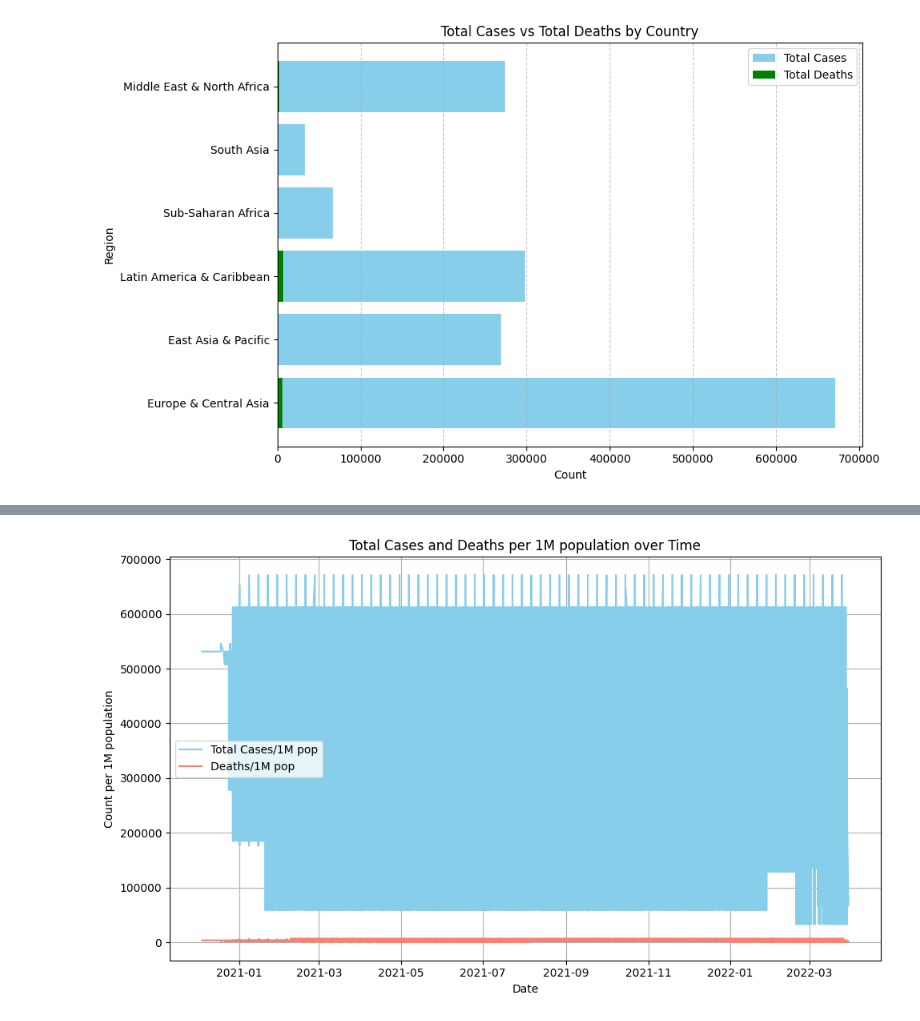
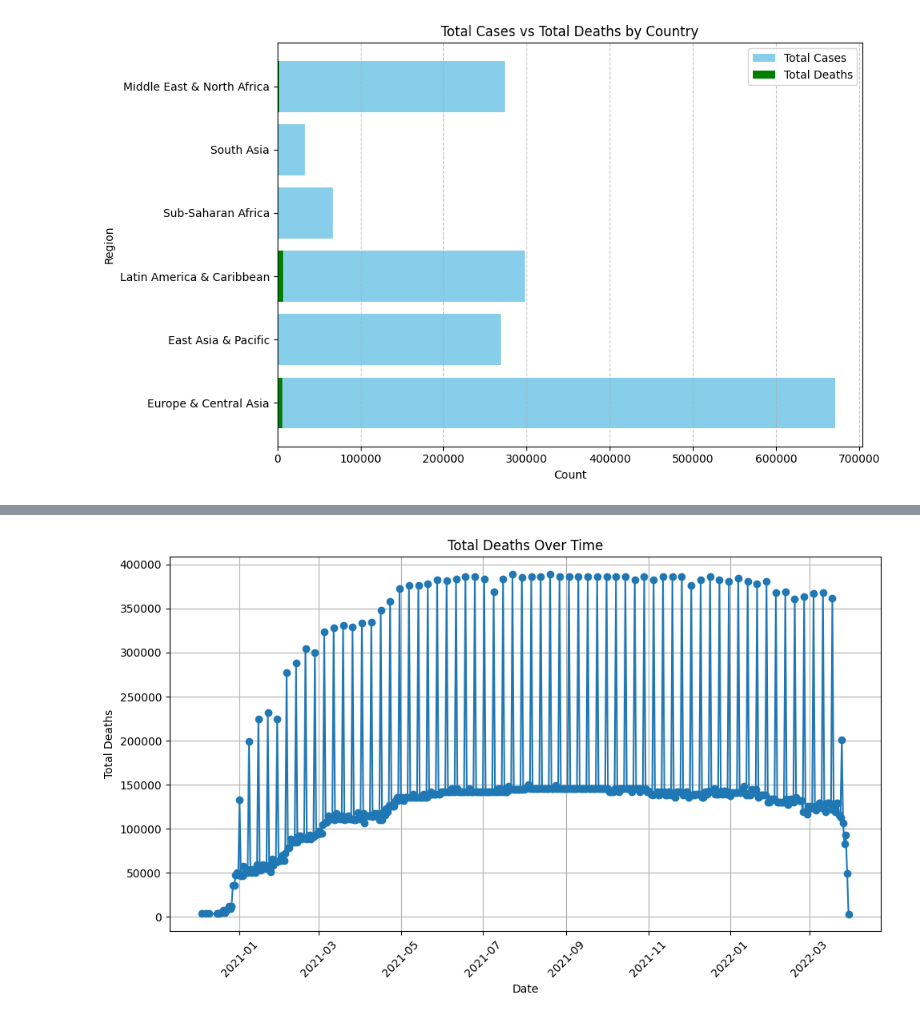
Before and after one commit to JoanneSiarivita/Data_Viz, a Jupyter notebook: data_viz/notebooks/Q1.ipynb, the cells around one changed output, grey strips where cells are left out. Drawn from its saved outputs; the diff is of its cells as text; code cells hidden in the pictures.

```diff
--- a/data_viz/notebooks/Q1.ipynb
+++ b/data_viz/notebooks/Q1.ipynb
@@ -90,22 +154,16 @@ plt.show()
 # %%
-# Sort the DataFrame by date
-time_sorted = Q1.sort_values('date')
+# Group by date and sum the total deaths
+total_deaths_by_date = Q1.groupby('date')['Deaths/1M pop'].sum()
 
-# Plotting the data
+# Plotting
 plt.figure(figsize=(10, 6))
-
-# Plot total cases per 1M population
-plt.plot(time_sorted['date'], time_sorted['Tot Cases/1M pop'], color='skyblue', label='Total Cases/1M pop')
-
-# Plot total deaths per 1M population
-plt.plot(time_sorted['date'], time_sorted['Deaths/1M pop'], color='salmon', label='Deaths/1M pop')
-
+plt.plot(total_deaths_by_date.index, total_deaths_by_date.values, marker='o', linestyle='-')
+plt.title('Total Deaths Over Time')
 plt.xlabel('Date')
-plt.ylabel('Count per 1M population')
-plt.title('Total Cases and Deaths per 1M population over Time')
-plt.legend()
+plt.ylabel('Total Deaths')
+plt.xticks(rotation=45)
 plt.grid(True)
 plt.tight_layout()
 plt.show()
 # %% [output]
-[figure, old version]
+[figure, new version]
```
Also changed, not shown: parts of 6 cells of this notebook.
